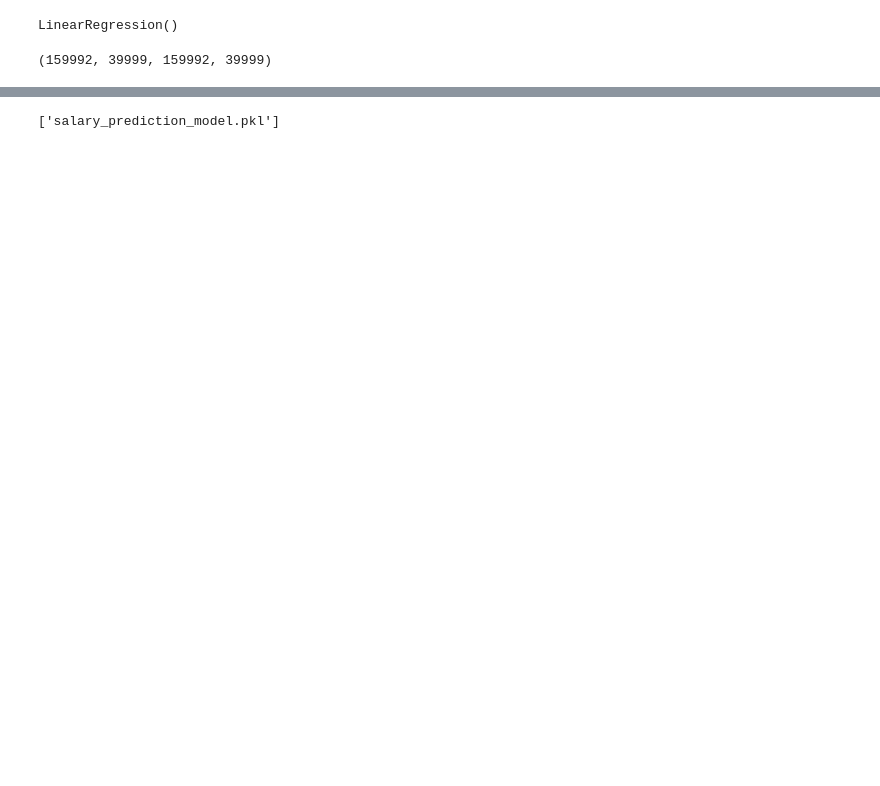
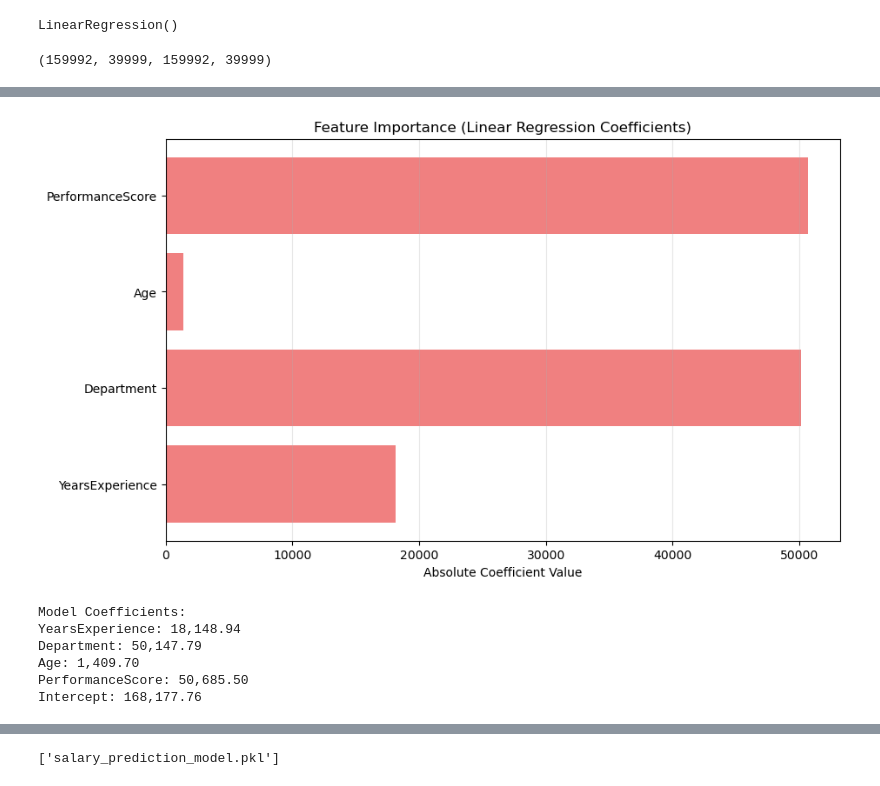
Before and after one commit to kbis0/Salary-Prediction, a Jupyter notebook: Analysis.ipynb, the cells around one changed output, grey strips where cells are left out. Saved outputs shown, nothing was run; the diff lists cells and outputs as text; code cells hidden in the pictures; blank space fills up the shorter version.

```diff
--- a/Analysis.ipynb
+++ b/Analysis.ipynb
@@ -267,0 +387,26 @@ mean_absolute_error(y_test, predictions)
+# %%
+# Feature Importance Analysis
+feature_names = ['YearsExperience', 'Department', 'Age', 'PerformanceScore']
+feature_importance = abs(lr.coef_)
+
+plt.figure(figsize=(10, 6))
+plt.barh(feature_names, feature_importance, color='lightcoral')
+plt.title('Feature Importance (Linear Regression Coefficients)')
+plt.xlabel('Absolute Coefficient Value')
+plt.grid(axis='x', alpha=0.3)
+plt.savefig("screenshots/feature_importance.png", dpi=300, bbox_inches='tight')
+plt.show()
+
+# Print coefficients
+print("Model Coefficients:")
+for feature, coef in zip(feature_names, lr.coef_):
+    print(f"{feature}: {coef:,.2f}")
+print(f"Intercept: {lr.intercept_:,.2f}")
+# %% [output]
+[figure, added]
+Model Coefficients:
+YearsExperience: 18,148.94
+Department: 50,147.79
+Age: 1,409.70
+PerformanceScore: 50,685.50
+Intercept: 168,177.76
```
Also changed, not shown: parts of 13 cells of this notebook, 8 other files.
